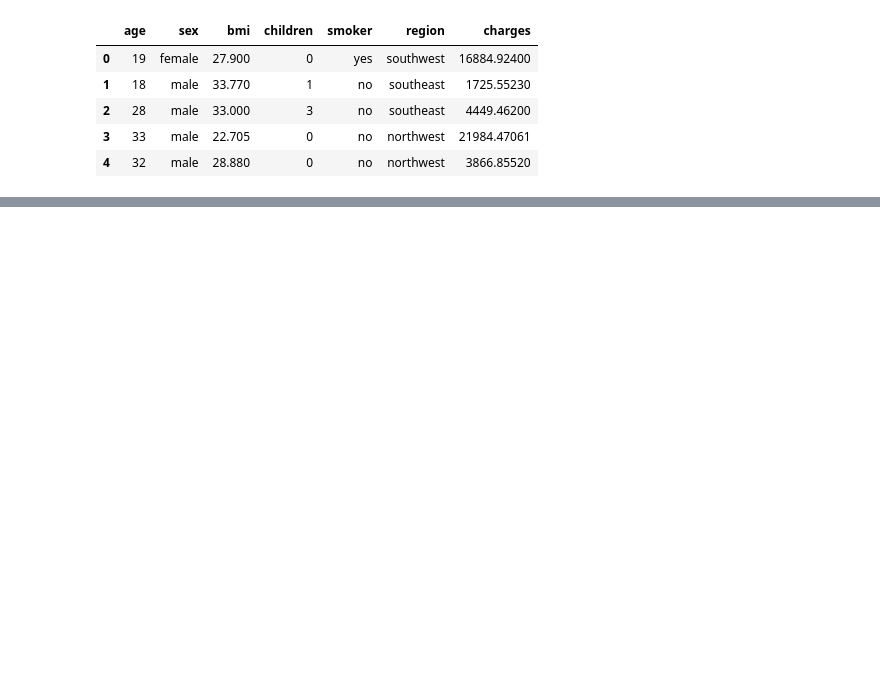
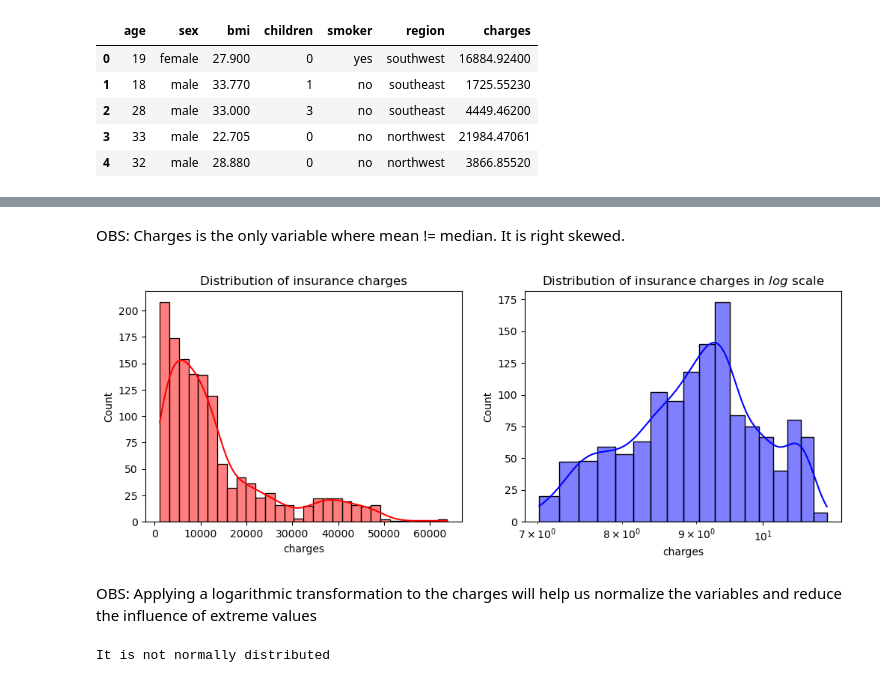
Before and after one commit to sasotomayor/medical-charges-prediction, a Jupyter notebook: solution_linear_regression.ipynb, the cells around one changed output, grey strips where cells are left out. Cells and saved outputs as stored; diff of their text form; code cells hidden in the pictures; blank space fills up the shorter version.

```diff
--- a/solution_linear_regression.ipynb
+++ b/solution_linear_regression.ipynb
@@ -329,0 +73,33 @@ The model assumption linear regression as follows
+# %% [markdown]
+OBS: Charges is the only variable where mean != median. It is right skewed.
+# %%
+# Distribution of charges and its logarithmic form
+
+f = plt.figure(figsize=(12,4))
+
+ax1 = f.add_subplot(121)
+sns.histplot(dataframe["charges"], color='r', kde=True)
+ax1.set_title('Distribution of insurance charges')
+
+ax2 = f.add_subplot(122)
+sns.histplot(np.log(dataframe["charges"]), color='b', kde=True)
+ax2.set_title('Distribution of insurance charges in $log$ scale')
+ax2.set_xscale('log')
+
+plt.show()
+# %% [output]
+[figure, added]
+# %% [markdown]
+OBS: Applying a logarithmic transformation to the charges will help us normalize the variables and reduce the influence of extreme values
+# %%
+# If it follows a normal distribution we can apply a wider set of tests. Let's check.
+
+shapiro_test = shapiro(np.log(dataframe["charges"]))
+ks_test = kstest(np.log(dataframe["charges"]), 'norm')
+
+if shapiro_test.pvalue > 0.05 or ks_test.pvalue > 0.05:
+    print('It may follow a normal distribution')
+else:
+    print('It is not normally distributed')
+# %% [output]
+It is not normally distributed
```
Also changed, not shown: parts of 60 cells of this notebook.
